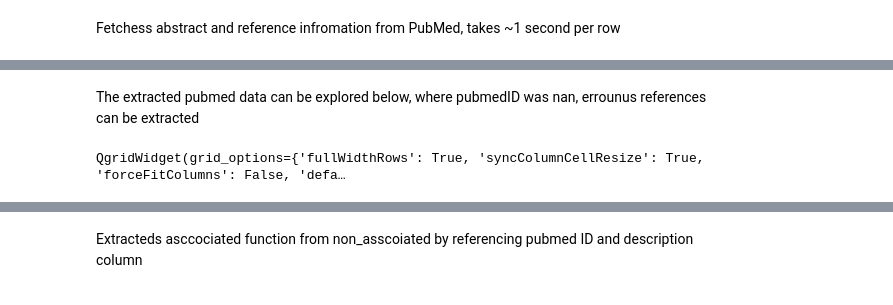
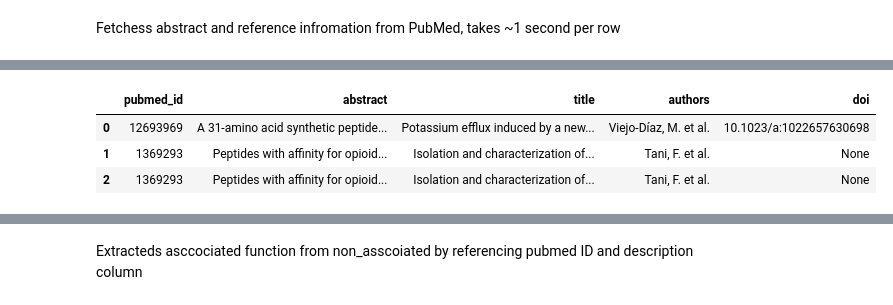
Before and after one commit to Kuhfeldrf/UniProt_Search, a Jupyter notebook: UniProt Peptide Search.ipynb, the cells around one changed output, grey strips where cells are left out. Saved outputs shown, nothing was run; the diff lists cells and outputs as text; code cells hidden in the pictures.

```diff
--- a/UniProt Peptide Search.ipynb
+++ b/UniProt Peptide Search.ipynb
@@ -474,5 +1464,5 @@ test_list=['P61278','O43612', 'P02788','P62158','P02666']
 # %% [markdown]
 This is the code that runs the Uniport functions above given a protein list of interest, averages ~2 sec per protein
 # %%
-processed_peptide_df, processed_reference_df = process_species_data(uniprot_ids)
+peptides_raw, references_raw = process_species_data(hum_protein_ids)
 # %% [output]
@@ -552,22 +1497,8 @@ pd.options.mode.chained_assignment = None
 # %% [markdown]
 Fetchess abstract and reference infromation from PubMed, takes ~1 second per row
 # %%
-# Initialize an empty DataFrame to store details fetched from the 'fetch_details' function
-pubmed_details = pd.DataFrame()
-
-# Calculate the total number of rows in the reff_merged_df for progress tracking
-total_rows = len(reff_merged_df)
-
-# Apply the 'fetch_details' function to each row of the reff_merged_df
-# The results are stored in a Series where each entry is a dictionary of details fetched for that row
-results = reff_merged_df.apply(lambda row: fetch_details(row, row.name + 1, total_rows), axis=1)
-
-# Extract details from the results and assign them to appropriate columns in the pubmed_details DataFrame
-pubmed_details['pubmed_id'] = results.apply(lambda x: x['pubmed_id'] if x else None)   # Extract 'pubmed_id' from the result dictionary
-pubmed_details['abstract'] = results.apply(lambda x: x['abstract'] if x else None)     # Extract 'abstract' from the result dictionary
-pubmed_details['title'] = results.apply(lambda x: x['title'] if x else None)           # Extract 'title' from the result dictionary
-pubmed_details['authors'] = results.apply(lambda x: x['authors'] if x else None)       # Extract 'authors' from the result dictionary
-
-# Check if 'doi' exists in the result dictionary before extracting to avoid KeyError
-pubmed_details['doi'] = results.apply(lambda x: x['doi'] if x and 'doi' in x else None)
+# Execute the function with the current data
+pubmed_metadata = fetch_pubmed_details_batch(peptides_with_references)
+# Display the first few rows of the pubmed_metadata DataFrame
+pubmed_metadata.head(n=3)
 # %% [output]
@@ -591,7 +1522,4 @@ Row 235/235: Successfully fetched details for PubMed ID 36459277
+|  | pubmed_id | abstract | title | authors | doi |
+| 0 | 12693969 | A 31-amino acid synthetic peptide... | Potassium efflux induced by a new... | Viejo-Díaz, M. et al. | 10.1023/a:1022657630698 |
+| 1 | 1369293 | Peptides with affinity for opioid... | Isolation and characterization of... | Tani, F. et al. | None |
+| 2 | 1369293 | Peptides with affinity for opioid... | Isolation and characterization of... | Tani, F. et al. | None |
-# %% [markdown]
-The extracted pubmed data can be explored below, where pubmedID was nan, errounus references can be extracted
-# %%
-pubmed_details_qgrid = qgrid.show_grid(pubmed_details, show_toolbar=True, grid_options={'forceFitColumns': False})
-pubmed_details_qgrid
-# %% [output]
-QgridWidget(grid_options={'fullWidthRows': True, 'syncColumnCellResize': True, 'forceFitColumns': False, 'defa…
```
Also changed, not shown: parts of 72 cells of this notebook.
